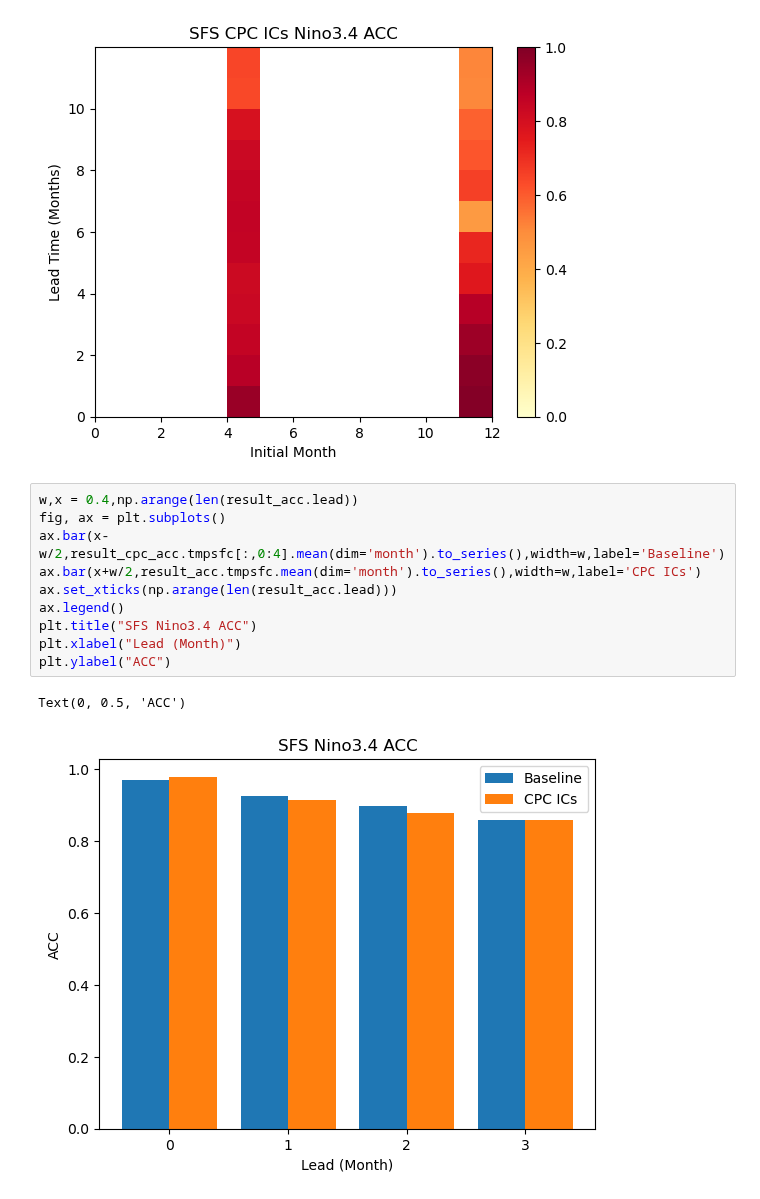
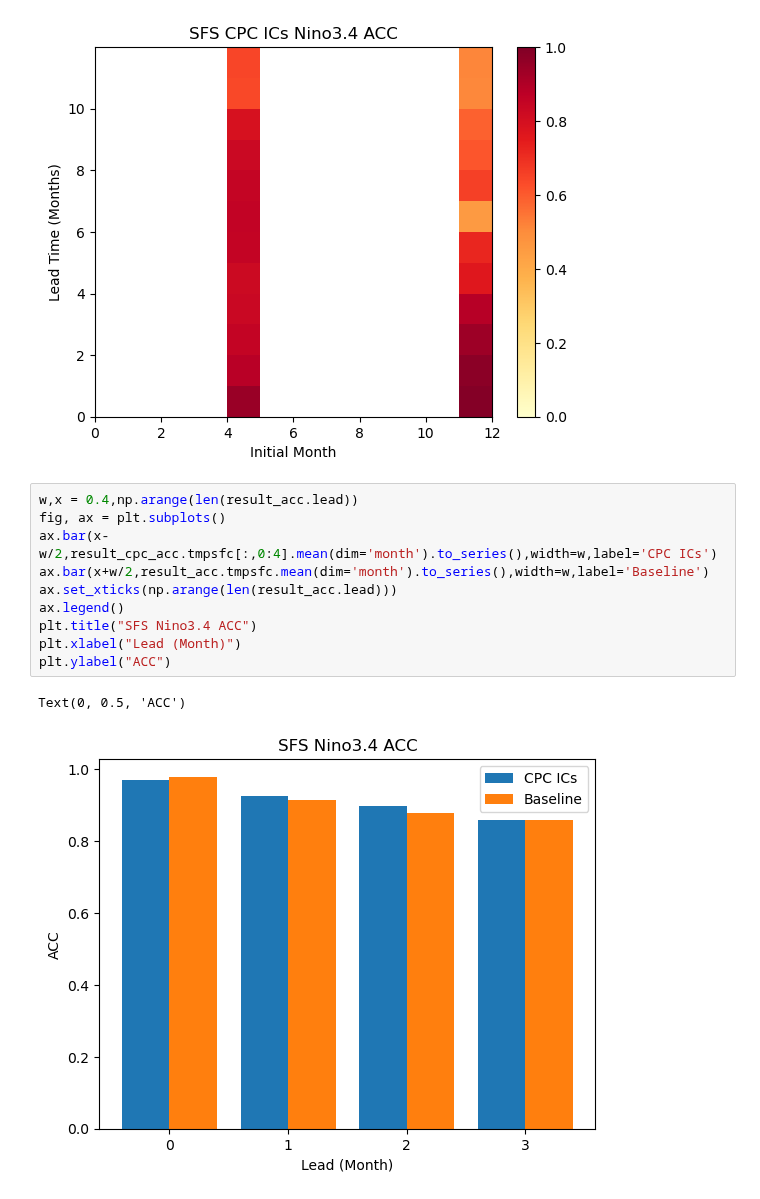
Before and after one commit to ufs-community/ufs-analysis, a Jupyter notebook: sfs-ens-nino3p4-acc.ipynb, the cells around one changed output. Cells and saved outputs as stored; diff of their text form.

Commit message:
plot updates

```diff
--- a/sfs-ens-nino3p4-acc.ipynb
+++ b/sfs-ens-nino3p4-acc.ipynb
@@ -152,13 +154,13 @@ Text(0, 0.5, 'Lead Time (Months)')
 # %%
 w,x = 0.4,np.arange(len(result_acc.lead))
 fig, ax = plt.subplots()
-ax.bar(x-w/2,result_cpc_acc.tmpsfc[:,0:4].mean(dim='month').to_series(),width=w,label='Baseline')
-ax.bar(x+w/2,result_acc.tmpsfc.mean(dim='month').to_series(),width=w,label='CPC ICs')
+ax.bar(x-w/2,result_cpc_acc.tmpsfc[:,0:4].mean(dim='month').to_series(),width=w,label='CPC ICs')
+ax.bar(x+w/2,result_acc.tmpsfc.mean(dim='month').to_series(),width=w,label='Baseline')
 ax.set_xticks(np.arange(len(result_acc.lead)))
 ax.legend()
 plt.title("SFS Nino3.4 ACC")
 plt.xlabel("Lead (Month)")
 plt.ylabel("ACC")
 # %% [output]
 Text(0, 0.5, 'ACC')
-[figure, old version]
+[figure, new version]
```
Also changed, not shown: parts of 2 cells of this notebook, 4 other files.
